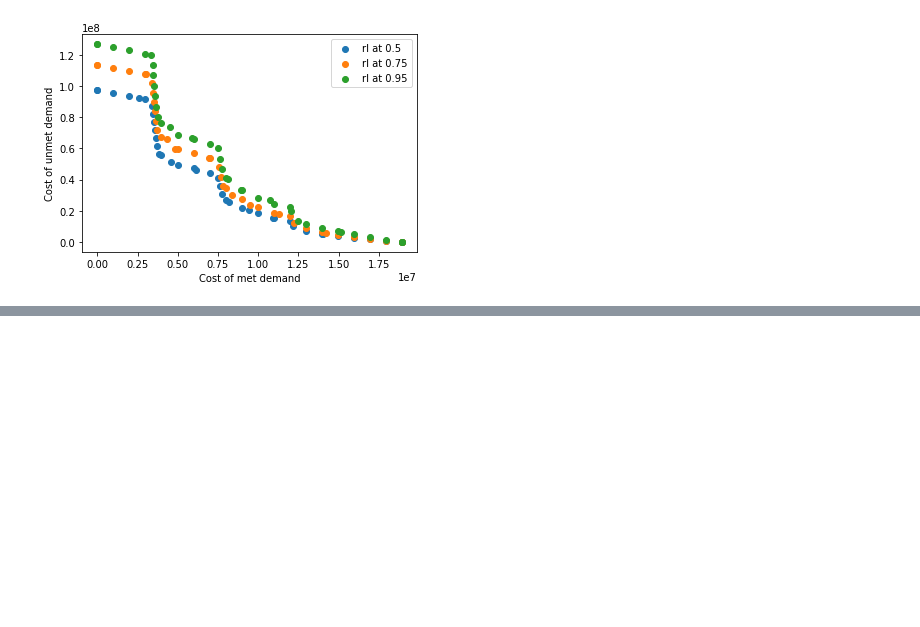
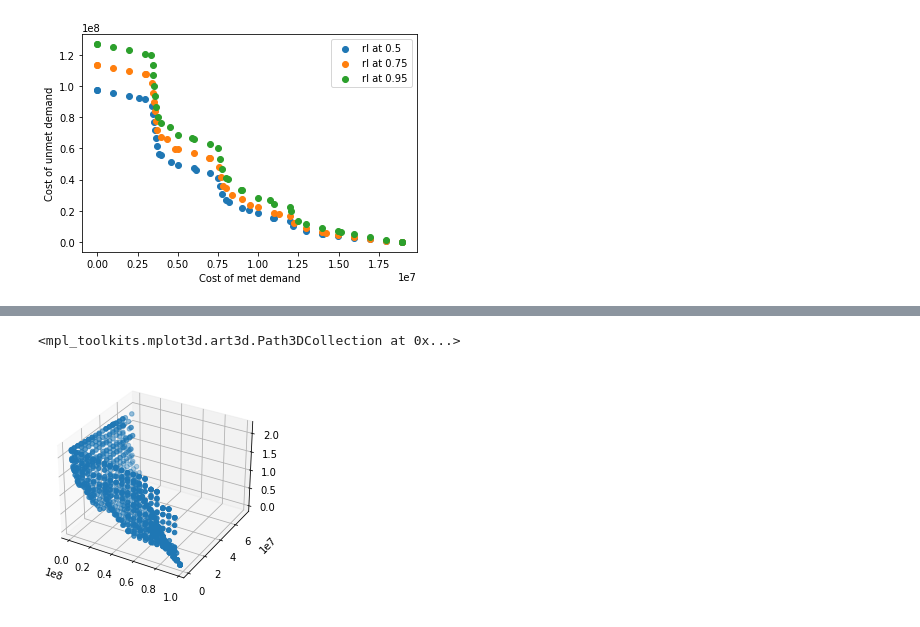
Before and after one commit to dkabe/SC_Resilience, a Jupyter notebook: Notebooks/E_constraint.ipynb, the cells around one changed output, grey strips where cells are left out. Saved outputs shown, nothing was run; the diff lists cells and outputs as text; code cells hidden in the pictures; blank space fills up the shorter version.

Commit message:
epsilon constraint

```diff
--- a/Notebooks/E_constraint.ipynb
+++ b/Notebooks/E_constraint.ipynb
@@ -90,0 +109,15 @@ plt.show()
+# %%
+data = np.loadtxt("/home/dkabe/Model_brainstorming/Epsilon_Constraint/Three_Objectives/Instance_1/e_cons_results_0.5.txt")
+# %%
+data = data[335:]
+# %%
+x = data[:,0]
+y = data[:,1]
+z = data[:,2]
+# %%
+fig = plt.figure()
+ax = plt.axes(projection='3d')
+ax.scatter3D(z,y,x)
+# %% [output]
+<mpl_toolkits.mplot3d.art3d.Path3DCollection at 0x...>
+[figure, added]
```
Also changed, not shown: parts of 14 cells of this notebook, 6 other files.
